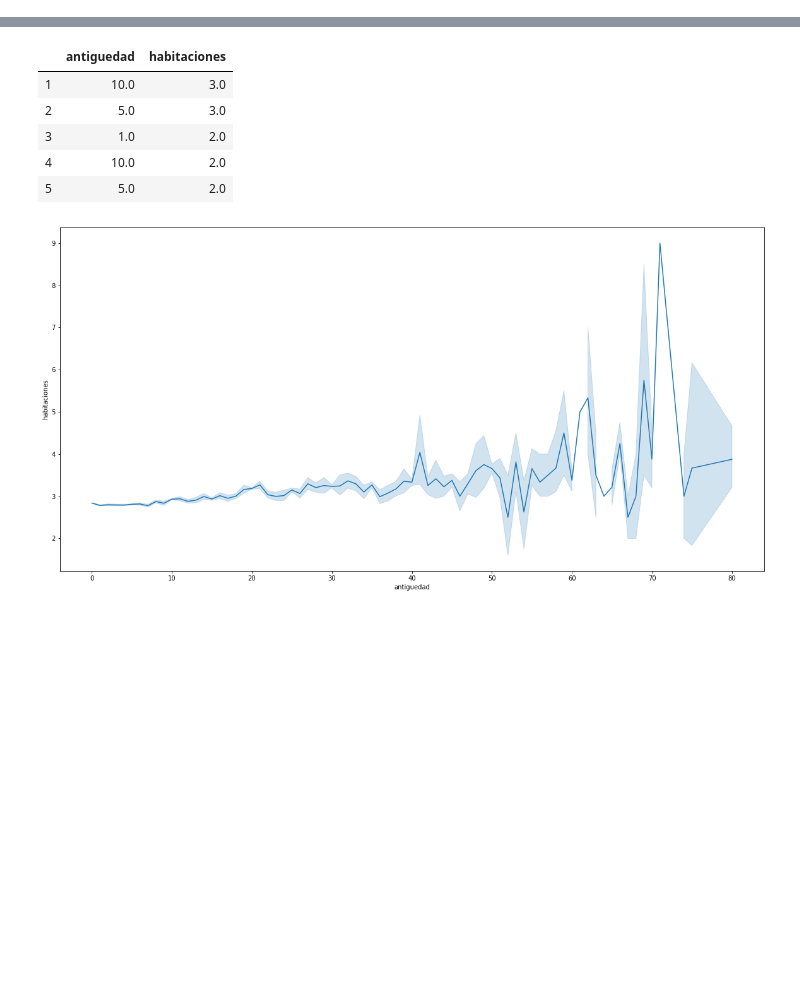
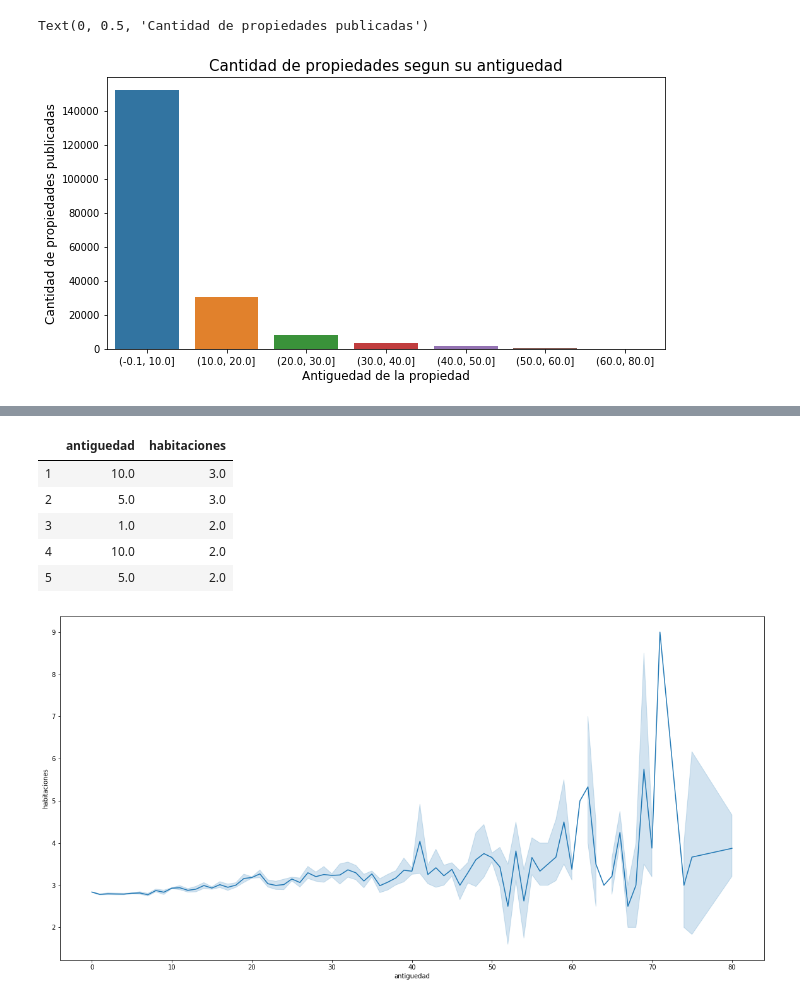
Before and after one commit to PBrrtrn/7506-organizacion-de-datos, a Jupyter notebook: src/exp/exploracion_por_antiguedad.ipynb, the cells around one changed output, grey strips where cells are left out. Cells and saved outputs as stored; diff of their text form; code cells hidden in the pictures; blank space fills up the shorter version.

```diff
--- a/src/exp/exploracion_por_antiguedad.ipynb
+++ b/src/exp/exploracion_por_antiguedad.ipynb
@@ -156,0 +43,7 @@ ant_metros_totales
+# %%
+cant_ant = data.dropna(subset=['antiguedad'])
+cant_ant['count'] = 1
+cant_ant = cant_ant.groupby('antiguedad').agg({'count':'count'}).reset_index()
+cant_ant['groups']=pd.cut(cant_ant.antiguedad,[0,10,20,30,40,50,60,80],precision = 1, include_lowest=True)
+cant_ant = cant_ant.groupby('groups').agg({'count':'sum'}).reset_index()
+cant_ant
@@ -156,0 +63,9 @@ ant_metros_totales
+# %%
+plt.figure(figsize = (10,5))
+g = sns.barplot(x = cant_ant['groups'], y= cant_ant['count'])
+g.set_title("Cantidad de propiedades segun su antiguedad", fontsize=15)
+g.set_xlabel("Antiguedad de la propiedad", fontsize=12)
+g.set_ylabel("Cantidad de propiedades publicadas", fontsize=12)
+# %% [output]
+Text(0, 0.5, 'Cantidad de propiedades publicadas')
+[figure, added]
```
Also changed, not shown: parts of 31 cells of this notebook.
